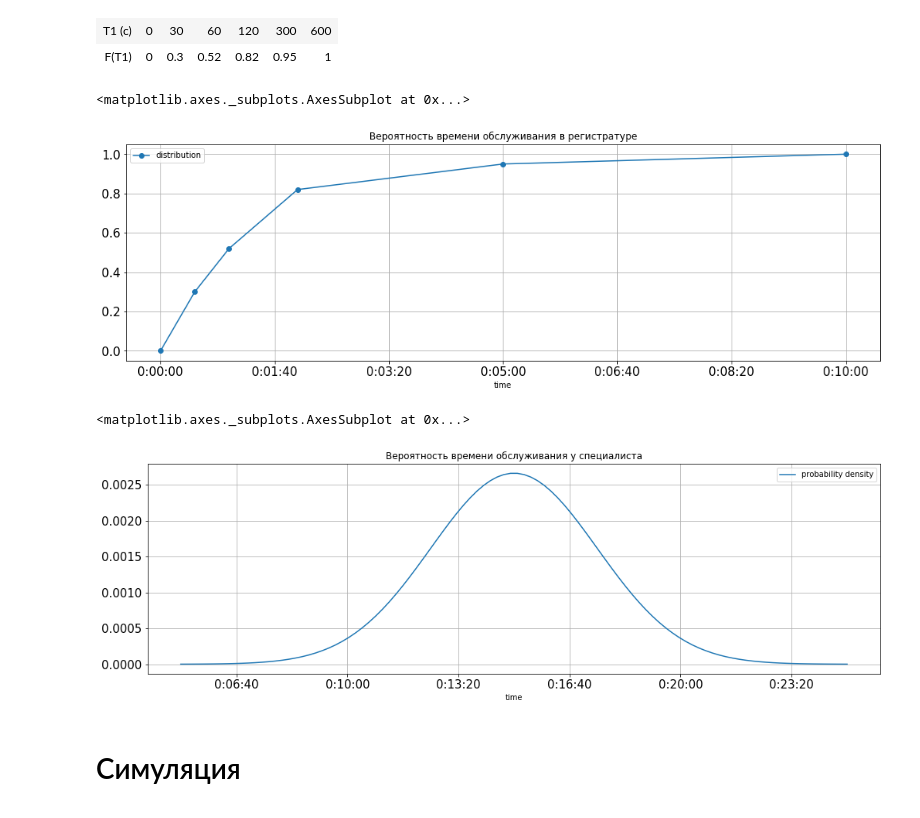
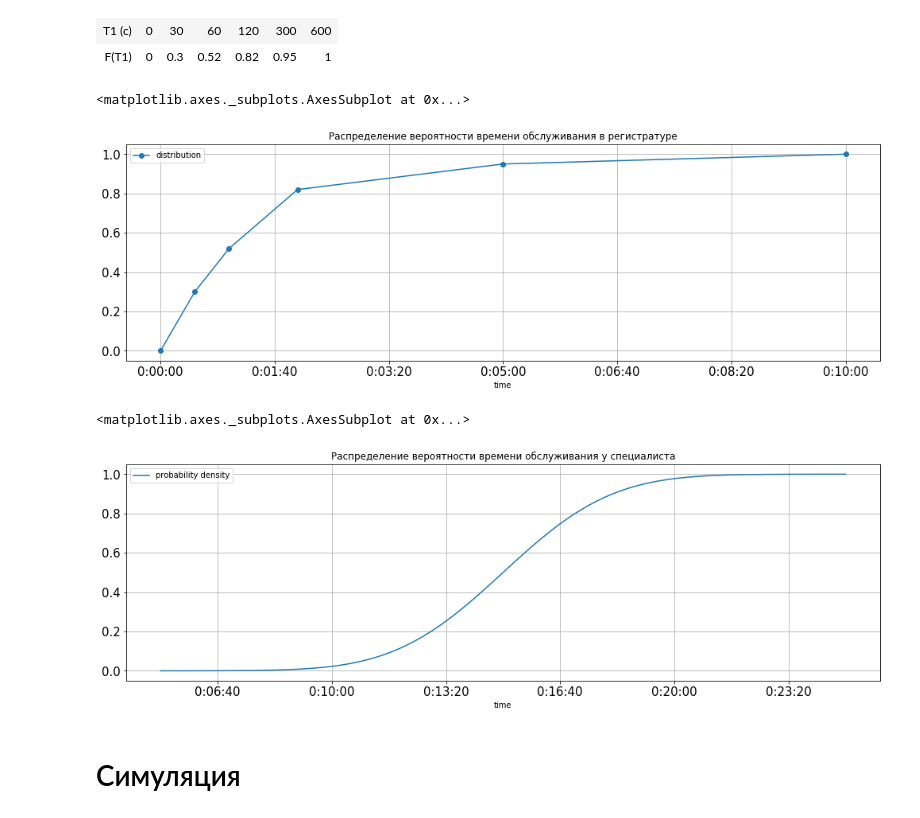
Before and after one commit to AilisaD/queuing_systems, a Jupyter notebook: main.ipynb, the cells around one changed output. Drawn from its saved outputs; the diff is of its cells as text; code cells hidden in the pictures.

Commit message:
Title plot fixed

```diff
--- a/main.ipynb
+++ b/main.ipynb
@@ -36,7 +36,7 @@ HTML("Таблица 1." + tabulate.tabulate([['T1 (c)', *T1], ['F(T1)', *F_T1]]
 ax = pd.DataFrame(list(zip(T1, F_T1)), columns=['time', 'distribution']).plot(
     x='time',
     y='distribution',
-    title='Вероятность времени обслуживания в регистратуре',
+    title='Распределение вероятности времени обслуживания в регистратуре',
     ax=plt.subplots(figsize=(17, 5))[1],
     fontsize=15,
     grid=True,
@@ -47,28 +47,29 @@ ax.set_xticklabels([str(timedelta(seconds=int(t))) for t in ax.get_xticks()])
 ax
 # %% [output]
 <matplotlib.axes._subplots.AxesSubplot at 0x...>
-[figure, old version]
+[figure, new version]
 # %%
 mu = 15 * 60
 sigma = 2.5 * 60
 x = np.linspace(mu-sigma*4, mu+sigma*4, 100)
+
 ax = pd.DataFrame(
-    list(zip(x, stats.norm(mu, sigma).pdf(x))),
+    list(zip(x, stats.norm(mu, sigma).cdf(x))),
     columns=['time', 'probability density']
 ).plot(
     x='time',
     y='probability density',
-    title='Вероятность времени обслуживания у специалиста',
+    title='Распределение вероятности времени обслуживания у специалиста',
     ax=plt.subplots(figsize=(17, 5))[1],
     fontsize=15,
     grid=True,
 )
 
 ax.set_xticklabels([str(timedelta(seconds=int(t))) for t in ax.get_xticks()])
 ax
 # %% [output]
 <matplotlib.axes._subplots.AxesSubplot at 0x...>
-[figure, old version]
+[figure, new version]
 # %%
 log = logging.getLogger("LOGGER")
 log.setLevel(logging.INFO)
```
Also changed, not shown: parts of 1 cell of this notebook.
